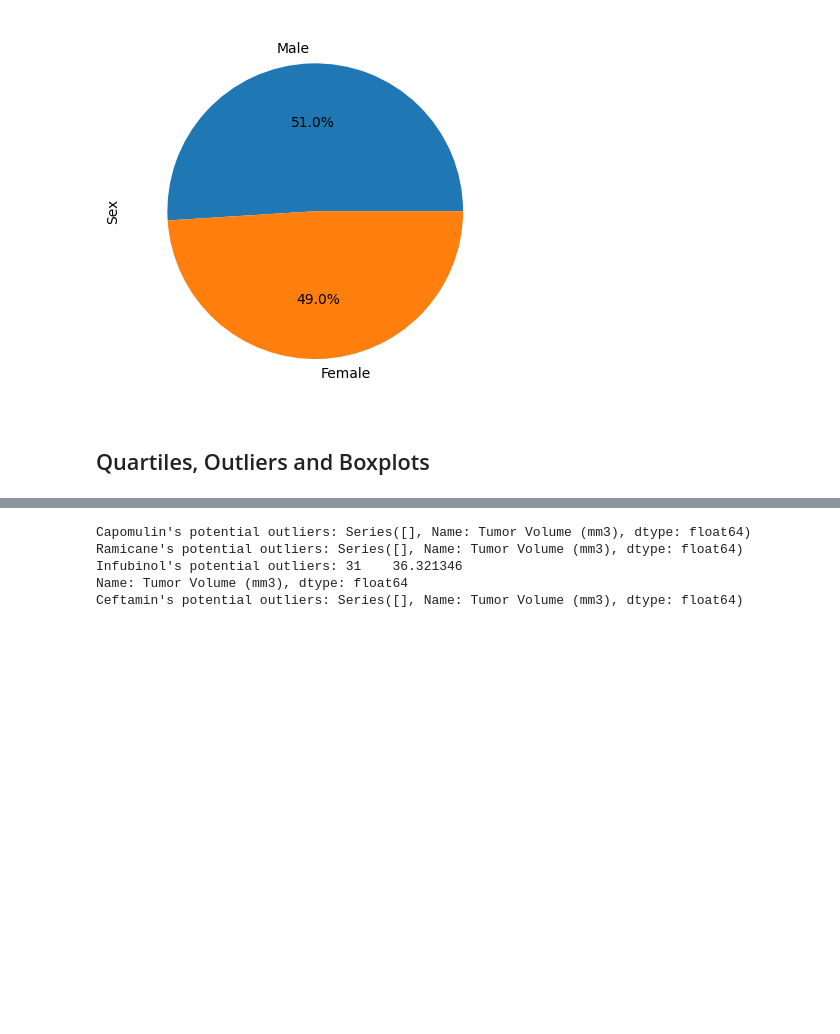
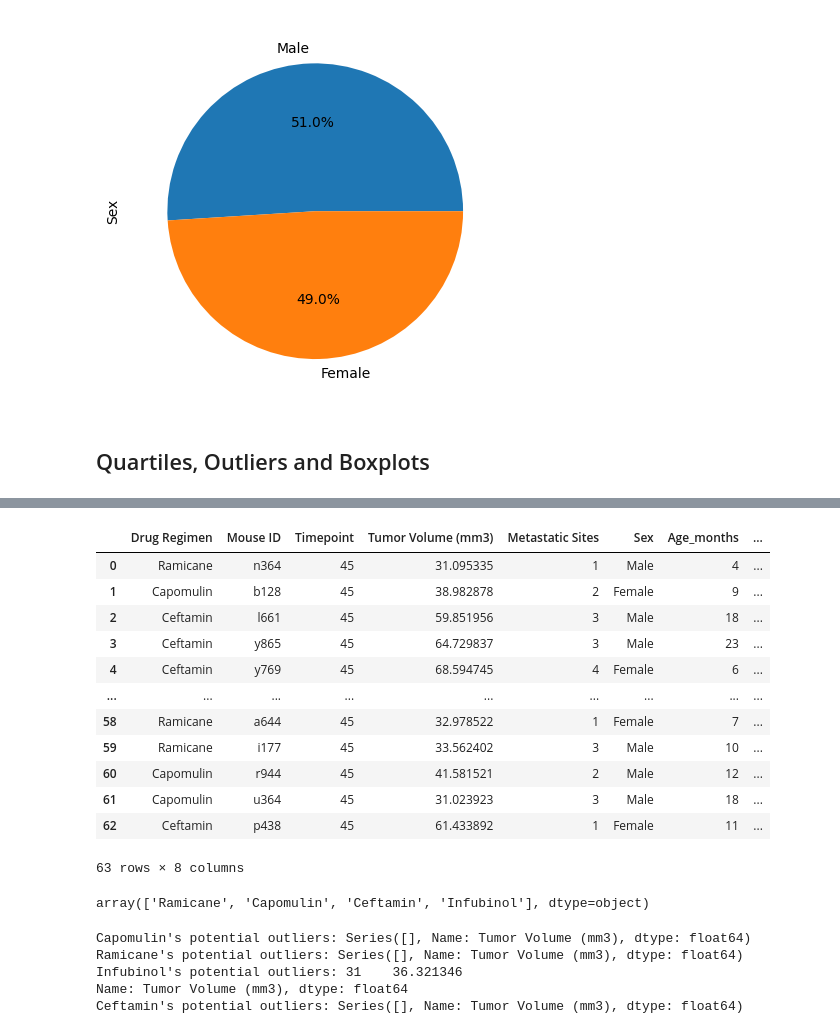
Before and after one commit to joelpangilinan/matplotlib-challenge, a Jupyter notebook: pymaceuticals_starter-Copy1.ipynb, the cells around one changed output, grey strips where cells are left out. Saved outputs shown, nothing was run; the diff lists cells and outputs as text; code cells hidden in the pictures; blank space fills up the shorter version.

```diff
--- a/pymaceuticals_starter-Copy1.ipynb
+++ b/pymaceuticals_starter-Copy1.ipynb
@@ -398,0 +469,4 @@ Text(0, 0.5, 'Sex')
+# %%
+# set the drug regimen as index
+top_drug_regimen_df = final_tumor_volume_df.set_index("Drug Regimen")
+top_drug_regimen_df
@@ -398,0 +488,6 @@ Text(0, 0.5, 'Sex')
+# %%
+# Drop the drug regimen that are not needed
+# Drug regimen to keep: Capomulin, Ramicane, Infubinol, and Ceftamin
+# Drug regimen to drop: Naftisol, Placebo, Ketapril, Zoniferol, Stelasyn, and Propriva
+final_drug_regimen_df = top_drug_regimen_df.drop(["Naftisol", "Placebo", "Ketapril", "Zoniferol", "Stelasyn", "Propriva"])
+final_drug_regimen_df
@@ -398,0 +509,23 @@ Text(0, 0.5, 'Sex')
+# %%
+# Reset the index to make the drug regimen a column again
+final_drug_regimen_df = final_drug_regimen_df.reset_index()
+final_drug_regimen_df
+# %% [output]
+|  | Drug Regimen | Mouse ID | Timepoint | Tumor Volume (mm3) | Metastatic Sites | Sex | Age_months | ... |
+| 0 | Ramicane | n364 | 45 | 31.095335 | 1 | Male | 4 | ... |
+| 1 | Capomulin | b128 | 45 | 38.982878 | 2 | Female | 9 | ... |
+| 2 | Ceftamin | l661 | 45 | 59.851956 | 3 | Male | 18 | ... |
+| 3 | Ceftamin | y865 | 45 | 64.729837 | 3 | Male | 23 | ... |
+| 4 | Ceftamin | y769 | 45 | 68.594745 | 4 | Female | 6 | ... |
+| ... | ... | ... | ... | ... | ... | ... | ... | ... |
+| 58 | Ramicane | a644 | 45 | 32.978522 | 1 | Female | 7 | ... |
+| 59 | Ramicane | i177 | 45 | 33.562402 | 3 | Male | 10 | ... |
+| 60 | Capomulin | r944 | 45 | 41.581521 | 2 | Male | 12 | ... |
+| 61 | Capomulin | u364 | 45 | 31.023923 | 3 | Male | 18 | ... |
+| 62 | Ceftamin | p438 | 45 | 61.433892 | 1 | Female | 11 | ... |
+63 rows × 8 columns
+# %%
+# Verify only the drug regimen we want is in the dataframe
+final_drug_regimen_df["Drug Regimen"].unique()
+# %% [output]
+array(['Ramicane', 'Capomulin', 'Ceftamin', 'Infubinol'], dtype=object)
```
Also changed, not shown: parts of 9 cells of this notebook, 1 other file.
